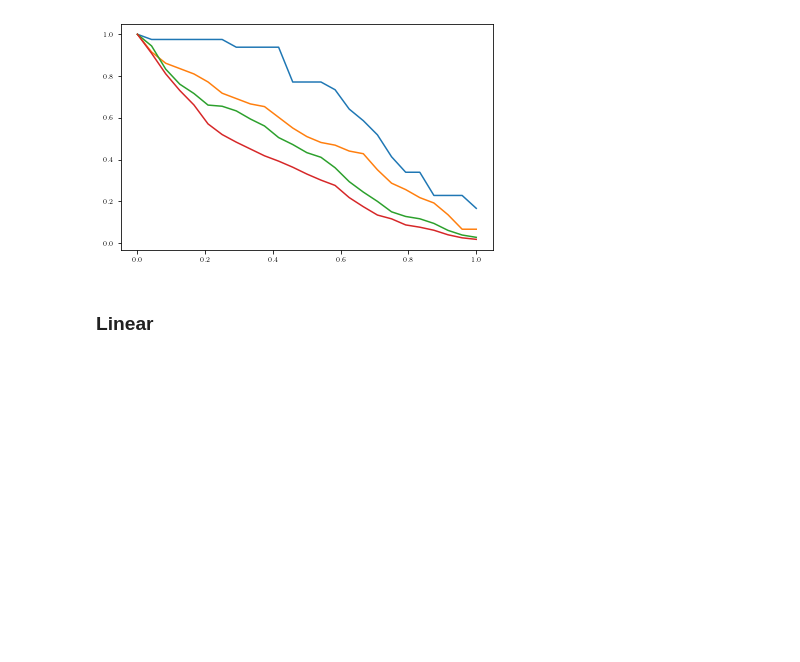
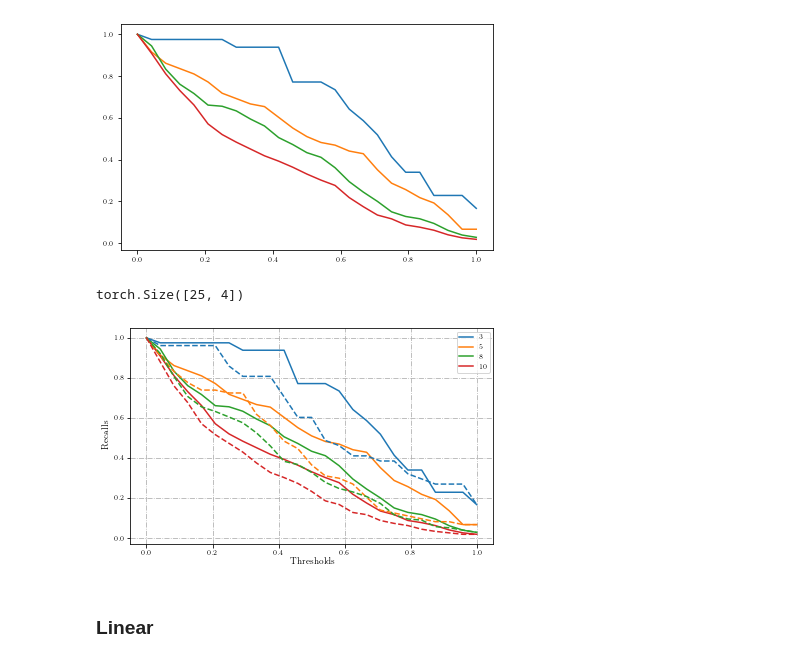
Before and after one commit to rpatrik96/nl-causal-representations, a Jupyter notebook: notebooks/synth_plots.ipynb, the cells around one changed output. Saved outputs shown, nothing was run; the diff lists cells and outputs as text; code cells hidden in the pictures; blank space fills up the shorter version.

Commit message:
recall plot

```diff
--- a/notebooks/synth_plots.ipynb
+++ b/notebooks/synth_plots.ipynb
@@ -250,6 +250,47 @@ plt.plot(thresholds.T, recalls_nl.T)
  <matplotlib.lines.Line2D at 0x...>,
  <matplotlib.lines.Line2D at 0x...>]
 [figure]
+# %%
+recalls_nl.T.shape
+# %% [output]
+torch.Size([25, 4])
+# %%
+TICK_PADDING = 2
+LABELPAD = 3
+DIMS = [3,5,8,10]
+COLORS = ["tab:blue","tab:orange","tab:green","tab:red"]
+
+
+fig = plt.figure(figsize=figsizes.neurips2022(nrows=1, ncols=1)['figure.figsize'])
+
+ax = fig.add_subplot(111)
+ax.grid(True, which="both", ls="-.")
+ax.set_axisbelow(True)
+
+for rec_nl, c in zip(recalls_nl, COLORS):
+    im = ax.plot(thresholds[0,:], rec_nl, c=c)
+for rec_lin, c in zip(recalls_lin, COLORS):
+    im = ax.plot(thresholds[0,:], rec_lin, c=c, ls="--")
+# ax.plot(np.linspace(.85, 6), -np.linspace(.85, 6), c="black", label='$y=x^{-2}$')
+ax.set_ylabel("Recalls", labelpad=LABELPAD)
+ax.set_xlabel("Thresholds", labelpad=LABELPAD)
+plt.legend(DIMS)
+ax.tick_params(axis='both', which='major', pad=TICK_PADDING)
+
+# ax = fig.add_subplot(122)
+# ax.grid(True, which="both", ls="-.")
+# ax.set_axisbelow(True)
+
+# im = ax.plot(thresholds.T, recalls_lin.T, ls="--", c=COLORS)
+# ax.plot(np.linspace(.85, 6), -np.linspace(.85, 6), c="black", label='$y=x^{-2}$')
+# ax.set_ylabel("Recalls (Lin)", labelpad=LABELPAD)
+ax.set_xlabel("Thresholds", labelpad=LABELPAD)
+plt.legend(DIMS)
+ax.tick_params(axis='both', which='major', pad=TICK_PADDING)
+
+plt.savefig("recalls.svg")
+# %% [output]
+[figure, added]
 # %% [markdown]
 ### Linear
 # %%
```
Also changed, not shown: parts of 1 cell of this notebook.
